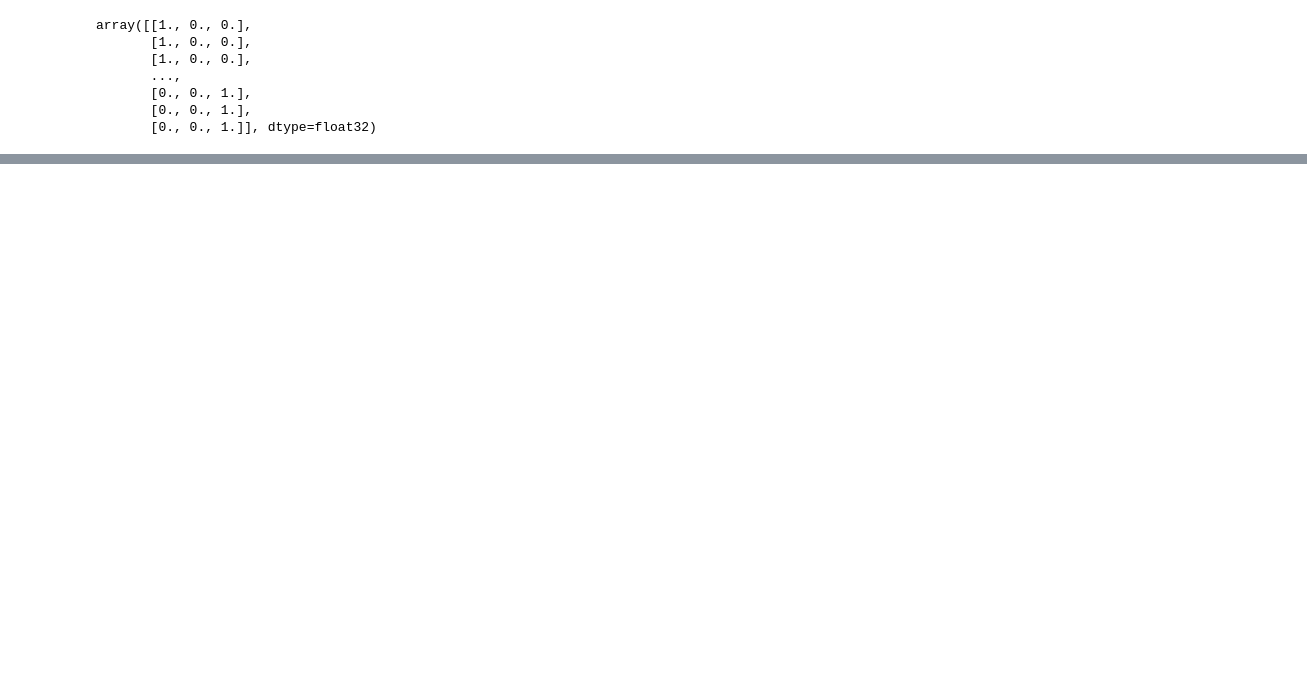
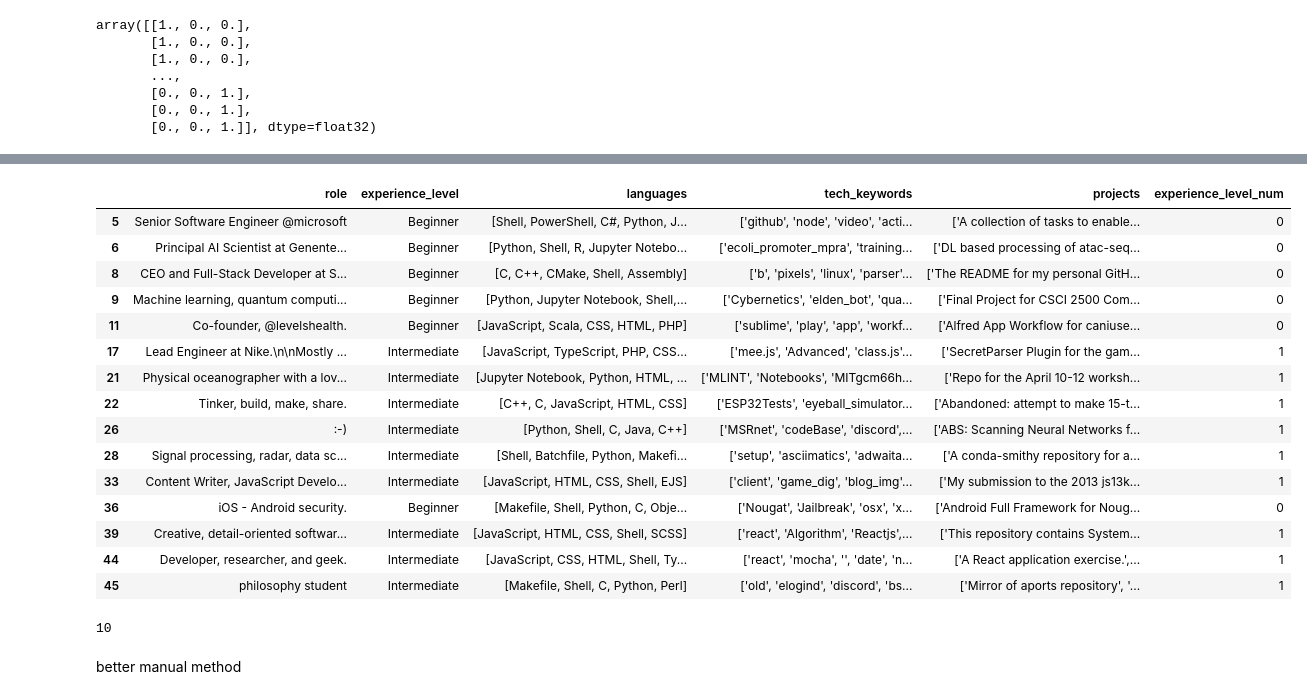
Before and after one commit to ahmedkhaleel2004/DeepEnd, a Jupyter notebook: tensorflow/model.ipynb, the cells around one changed output, grey strips where cells are left out. Drawn from its saved outputs; the diff is of its cells as text; code cells hidden in the pictures; blank space fills up the shorter version.

```diff
--- a/tensorflow/model.ipynb
+++ b/tensorflow/model.ipynb
@@ -66,0 +228,19 @@ ModuleNotFoundError: No module named 'transformers'
+# %%
+data.head(15)
+# %% [output]
+|  | role | experience_level | languages | tech_keywords | projects | experience_level_num |
+| 5 | Senior Software Engineer @microsoft | Beginner | [Shell, PowerShell, C#, Python, J... | ['github', 'node', 'video', 'acti... | ['A collection of tasks to enable... | 0 |
+| 6 | Principal AI Scientist at Genente... | Beginner | [Python, Shell, R, Jupyter Notebo... | ['ecoli_promoter_mpra', 'training... | ['DL based processing of atac-seq... | 0 |
+| 8 | CEO and Full-Stack Developer at S... | Beginner | [C, C++, CMake, Shell, Assembly] | ['b', 'pixels', 'linux', 'parser'... | ['The README for my personal GitH... | 0 |
+| 9 | Machine learning, quantum computi... | Beginner | [Python, Jupyter Notebook, Shell,... | ['Cybernetics', 'elden_bot', 'qua... | ['Final Project for CSCI 2500 Com... | 0 |
+| 11 | Co-founder, @levelshealth. | Beginner | [JavaScript, Scala, CSS, HTML, PHP] | ['sublime', 'play', 'app', 'workf... | ['Alfred App Workflow for caniuse... | 0 |
+| 17 | Lead Engineer at Nike.\n\nMostly ... | Intermediate | [JavaScript, TypeScript, PHP, CSS... | ['mee.js', 'Advanced', 'class.js'... | ['SecretParser Plugin for the gam... | 1 |
+| 21 | Physical oceanographer with a lov... | Intermediate | [Jupyter Notebook, Python, HTML, ... | ['MLINT', 'Notebooks', 'MITgcm66h... | ['Repo for the April 10-12 worksh... | 1 |
+| 22 | Tinker, build, make, share. | Intermediate | [C++, C, JavaScript, HTML, CSS] | ['ESP32Tests', 'eyeball_simulator... | ['Abandoned: attempt to make 15-t... | 1 |
+| 26 | :-) | Intermediate | [Python, Shell, C, Java, C++] | ['MSRnet', 'codeBase', 'discord',... | ['ABS: Scanning Neural Networks f... | 1 |
+| 28 | Signal processing, radar, data sc... | Intermediate | [Shell, Batchfile, Python, Makefi... | ['setup', 'asciimatics', 'adwaita... | ['A conda-smithy repository for a... | 1 |
+| 33 | Content Writer, JavaScript Develo... | Intermediate | [JavaScript, HTML, CSS, Shell, EJS] | ['client', 'game_dig', 'blog_img'... | ['My submission to the 2013 js13k... | 1 |
+| 36 | iOS - Android security. | Beginner | [Makefile, Shell, Python, C, Obje... | ['Nougat', 'Jailbreak', 'osx', 'x... | ['Android Full Framework for Noug... | 0 |
+| 39 | Creative, detail-oriented softwar... | Intermediate | [JavaScript, HTML, CSS, Shell, SCSS] | ['react', 'Algorithm', 'Reactjs',... | ['This repository contains System... | 1 |
+| 44 | Developer, researcher, and geek. | Intermediate | [JavaScript, CSS, HTML, Shell, Ty... | ['react', 'mocha', '', 'date', 'n... | ['A React application exercise.',... | 1 |
+| 45 | philosophy student | Intermediate | [Makefile, Shell, C, Python, Perl] | ['old', 'elogind', 'discord', 'bs... | ['Mirror of aports repository', '... | 1 |
@@ -66,0 +249,4 @@ ModuleNotFoundError: No module named 'transformers'
+# %%
+len(map_user_to_projects[1])
+# %% [output]
+10
@@ -66,0 +260,2 @@ ModuleNotFoundError: No module named 'transformers'
+# %% [markdown]
+better manual method
```
Also changed, not shown: parts of 38 cells of this notebook, 4 other files.
